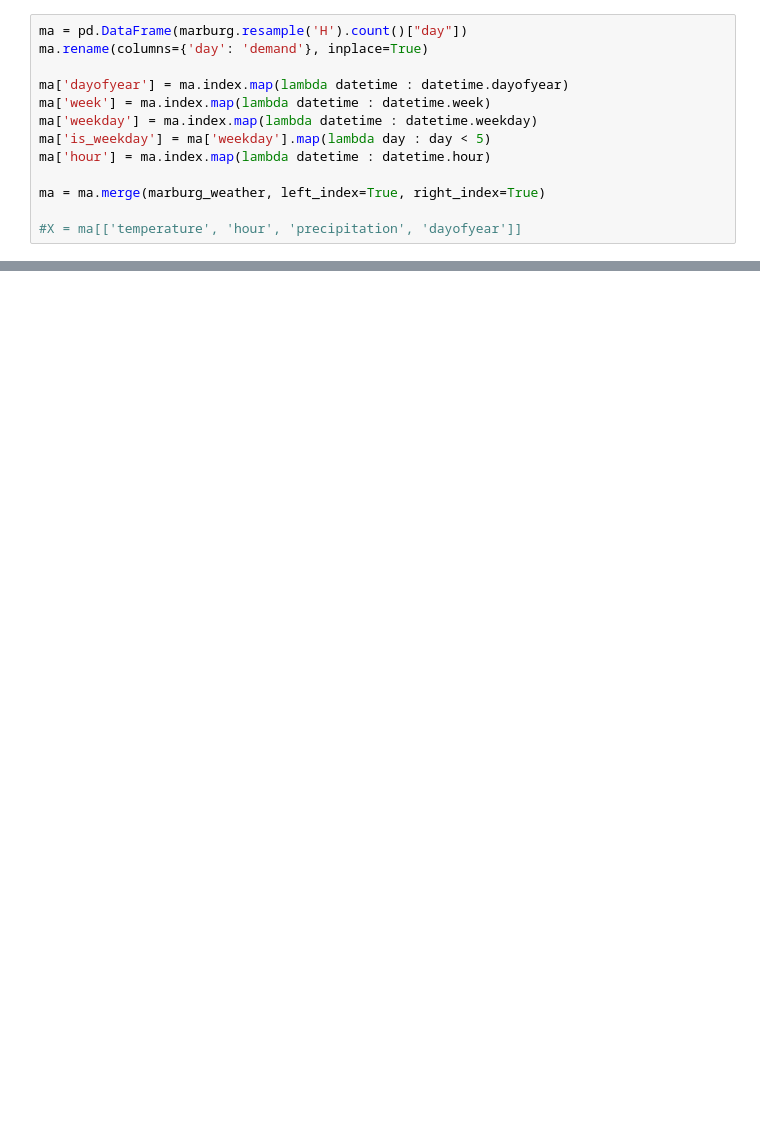
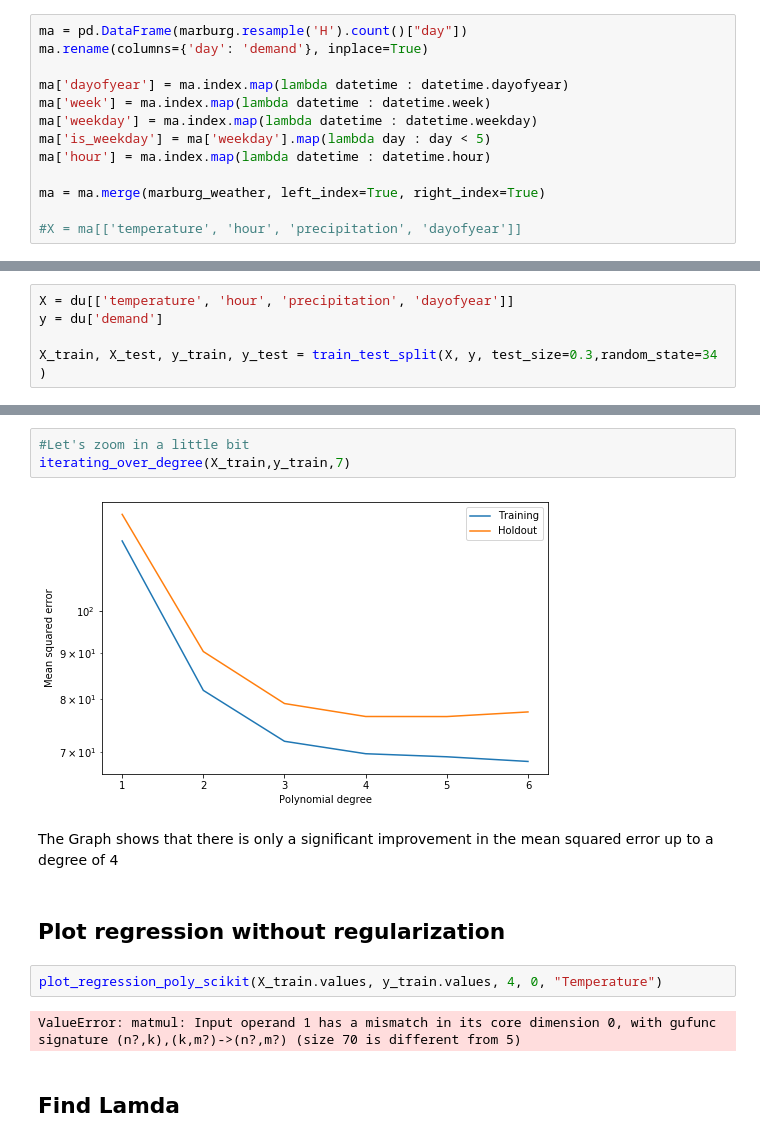
Before and after one commit to mogottsch/dsml_2020_magma, a Jupyter notebook: 3_predictive_modeling/Poly_Regression_Regularization.ipynb, the cells around one changed output, grey strips where cells are left out. Saved outputs shown, nothing was run; the diff lists cells and outputs as text; blank space fills up the shorter version.

```diff
--- a/3_predictive_modeling/Poly_Regression_Regularization.ipynb
+++ b/3_predictive_modeling/Poly_Regression_Regularization.ipynb
@@ -167,0 +213,5 @@ R2:  0.30107271102543043
+# %%
+X = du[['temperature', 'hour', 'precipitation', 'dayofyear']]
+y = du['demand']
+
+X_train, X_test, y_train, y_test = train_test_split(X, y, test_size=0.3,random_state=34 )
@@ -168,3 +222,18 @@ R2:  0.30107271102543043
+# %%
+#Let's zoom in a little bit
+iterating_over_degree(X_train,y_train,7)
+# %% [output]
+[figure, added]
+# %% [markdown]
+The Graph shows that there is only a significant improvement in the mean squared error up to a degree of 4
+# %% [markdown]
+## Plot regression without regularization
+# %%
+plot_regression_poly_scikit(X_train.values, y_train.values, 4, 0, "Temperature")
+# %% [output]
+ValueError: matmul: Input operand 1 has a mismatch in its core dimension 0, with gufunc signature (n?,k),(k,m?)->(n?,m?) (size 70 is different from 5)
+# %% [markdown]
+## Find Lamda
 # %%
 iterating_over_lambda(X_train.values,y_train.values,5,-10, 8)
 # %% [output]
```
Also changed, not shown: parts of 77 cells of this notebook, 1 other file.
